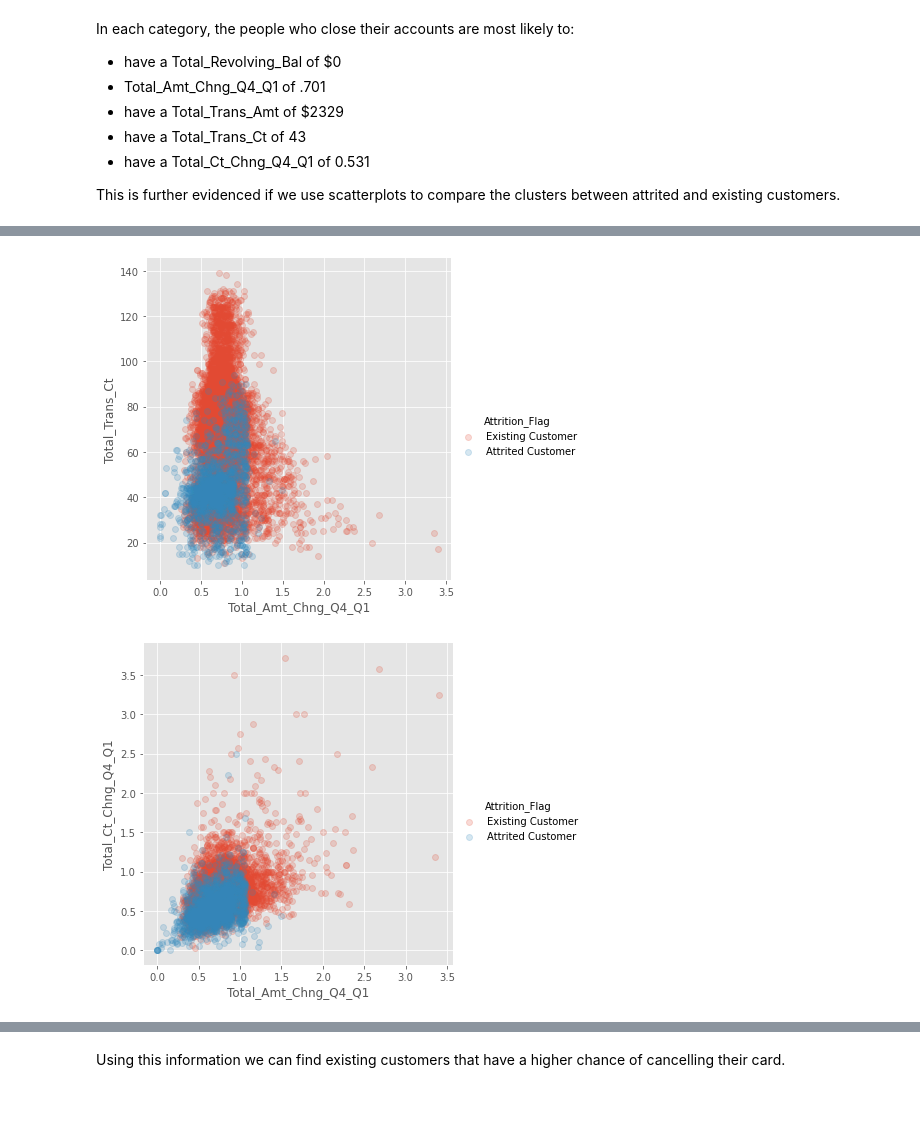
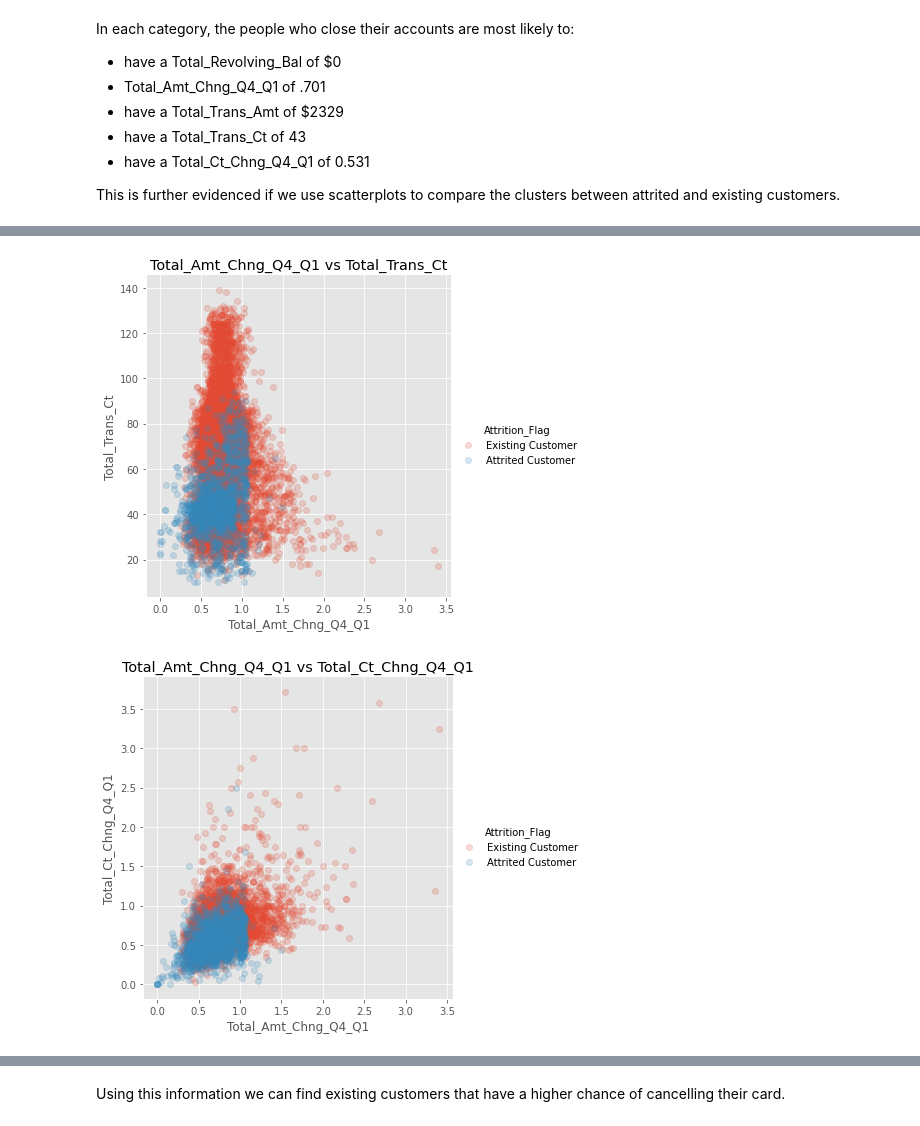
Before and after one commit to nxnlim/Python_Project, a Jupyter notebook: Project_Notebook.ipynb, the cells around one changed output, grey strips where cells are left out. Saved outputs shown, nothing was run; the diff lists cells and outputs as text; code cells hidden in the pictures.

```diff
--- a/Project_Notebook.ipynb
+++ b/Project_Notebook.ipynb
@@ -256,15 +265,17 @@ plt.savefig('lmplot_05.png')
 # %%
 sns.lmplot('Total_Amt_Chng_Q4_Q1', 'Total_Trans_Ct', bank_data, fit_reg = False,
            hue='Attrition_Flag', scatter_kws = {'alpha':0.2})
+plt.title('Total_Amt_Chng_Q4_Q1 vs Total_Trans_Ct')
 plt.savefig('lmplot_06.png')
 # %% [output]
-[figure, old version]
+[figure, new version]
 # %%
 sns.lmplot('Total_Amt_Chng_Q4_Q1', 'Total_Ct_Chng_Q4_Q1', bank_data, fit_reg = False,
            hue='Attrition_Flag', scatter_kws = {'alpha':0.2})
+plt.title('Total_Amt_Chng_Q4_Q1 vs Total_Ct_Chng_Q4_Q1')
 plt.savefig('lmplot_07.png')
 # %% [output]
-[figure, old version]
+[figure, new version]
 # %%
 sns.lmplot('Total_Trans_Amt', 'Total_Trans_Ct', bank_data, fit_reg = False,
            hue='Attrition_Flag', scatter_kws = {'alpha':0.2})
```
Also changed, not shown: parts of 18 cells of this notebook, 2 other files.
